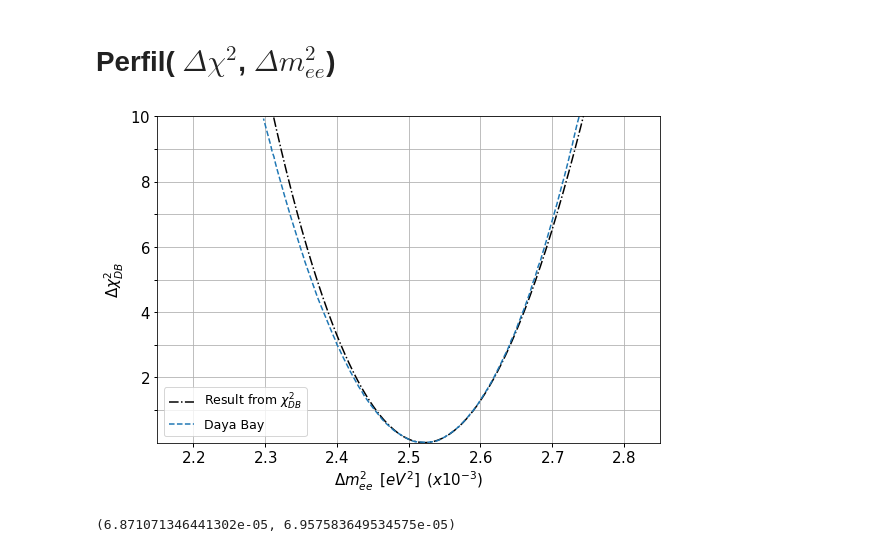
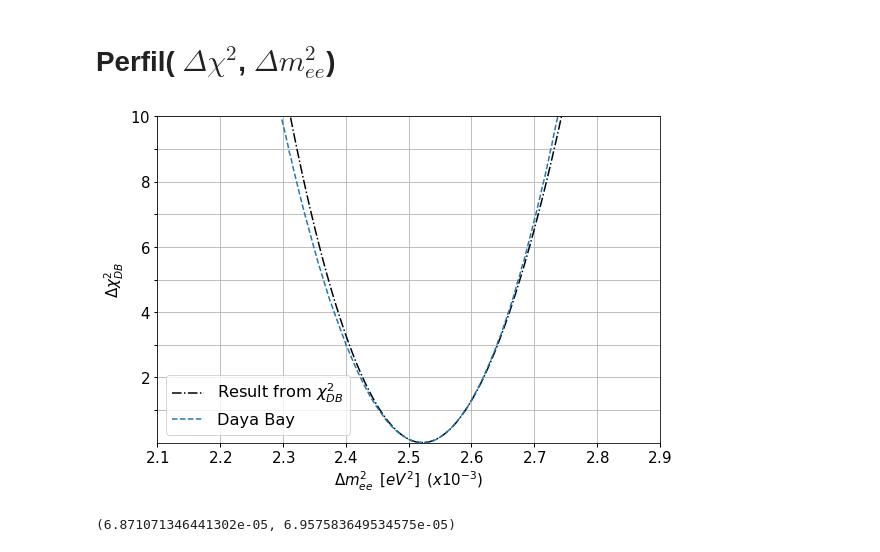
Before and after one commit to JorgeGarciaBello/global_analysis, a Jupyter notebook: data/Daya_Bay_graphics.ipynb, the cells around one changed output. Cells and saved outputs as stored; diff of their text form; code cells hidden in the pictures.

```diff
--- a/data/Daya_Bay_graphics.ipynb
+++ b/data/Daya_Bay_graphics.ipynb
@@ -130,29 +131,29 @@ parabol_dmee=pd.read_table('../daya_for_global_analysis/db_data/db_profile_dm.da
 # %%
 #Gráfica
 fig, ax = plt.subplots(figsize=(9,6))
 ax.plot(dm_profile['dm'],dm_profile['ji'],c='black',linestyle='-.',label=r'Result from $\chi^2_{DB}$')
 ax.plot(parabol_dmee['dm'].to_numpy(),parabol_dmee['ji'].to_numpy(),linestyle='--',label=r'Daya Bay')
 
 ax.legend()
-ax.set_xlim(0.00215, 0.00285)
+ax.set_xlim(0.0021, 0.0029)
 ax.set_ylim(0.0, 10)
 ax.grid(True, linestyle='-')
 
-ax.set_xticks([0.0022,0.0023,0.0024,0.0025,0.0026,0.0027,0.0028])
+ax.set_xticks([0.0021,0.0022,0.0023,0.0024,0.0025,0.0026,0.0027,0.0028,0.0029])
 ax.set_yticks([1,2,3,4,5,6,7,8,9,10])
-ax.set_xticklabels(['$2.2$','$2.3$','$2.4$','$2.5$','$2.6$','$2.7$','$2.8$'])
+ax.set_xticklabels(['$2.1$','$2.2$','$2.3$','$2.4$','$2.5$','$2.6$','$2.7$','$2.8$','$2.9$'])
 ax.set_yticklabels(['','$2$','','$4$','','$6$','','$8$','','$10$'])
 
-lgnd = plt.legend(loc="lower left", fontsize=12.5)
+lgnd = plt.legend(loc="lower left", fontsize=16.2)
 ax.xaxis.label.set_size(15)
 ax.yaxis.label.set_size(15)
 ax.tick_params(labelcolor='black', labelsize=15, width=1)
 
 ax.set(xlabel=r'$\Delta m^2_{ee} \hspace{0.5} [eV^{2}] \hspace{0.5} (x10^{-3})$', ylabel=r'$\Delta \chi^2_{DB} $')
 #fig.savefig("db_parabol_dmee_cov.eps")
 fig.savefig("db_parabol_dmee_cov.png")
 # %% [output]
-[figure, old version]
+[figure, new version]
 # %%
 dm_left =0.002452889286535587
 dm_right=0.002591175836495346
```
Also changed, not shown: parts of 2 cells of this notebook, 4 other files.
